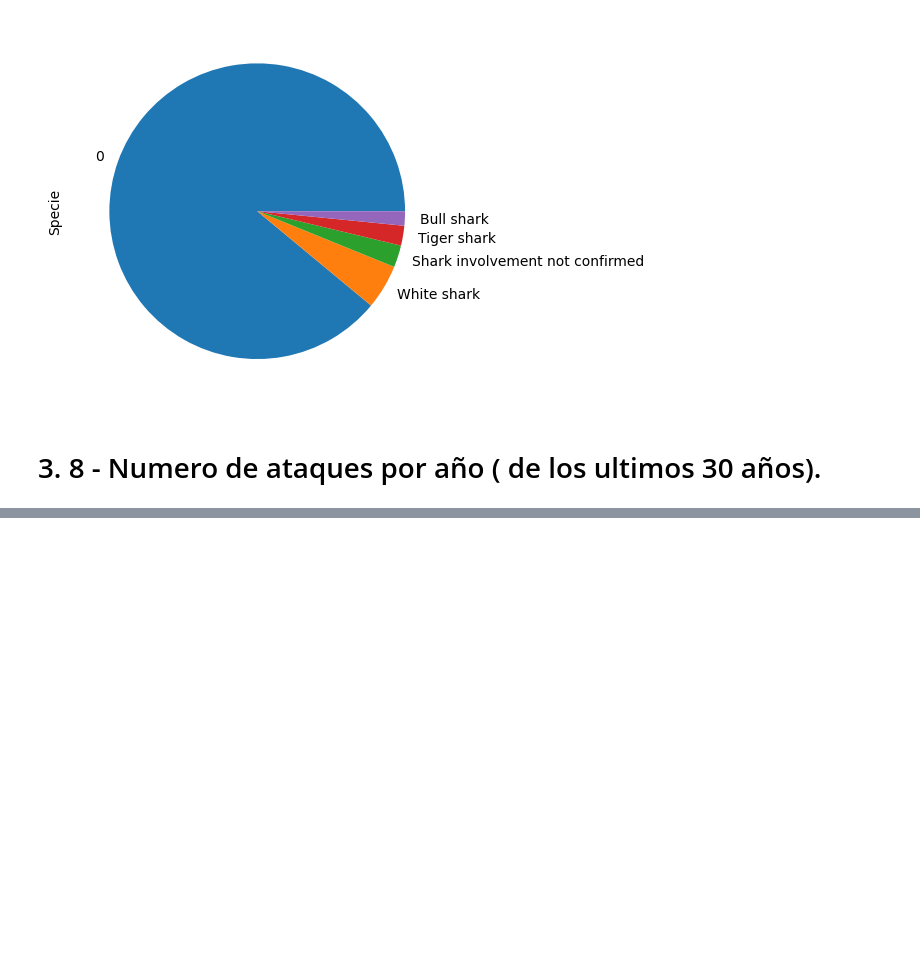
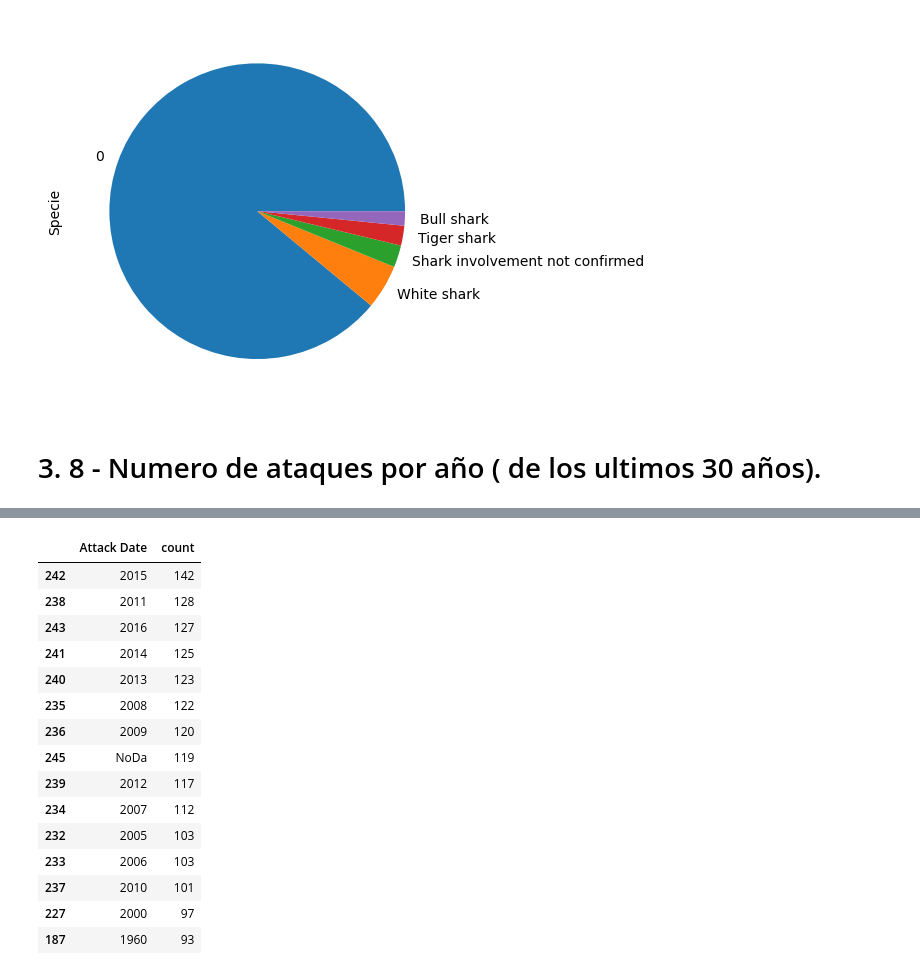
Before and after one commit to JesusGuardiaRamirez/Proyecto_Sharks-DataCleaning, a Jupyter notebook: ULTIMO SHARK.ipynb, the cells around one changed output, grey strips where cells are left out. Saved outputs shown, nothing was run; the diff lists cells and outputs as text; code cells hidden in the pictures; blank space fills up the shorter version.

```diff
--- a/ULTIMO SHARK.ipynb
+++ b/ULTIMO SHARK.ipynb
@@ -385,0 +388,28 @@ AttributeError: 'DataFrame' object has no attribute 'int'
+# %%
+df['Attack Date'] = df['Attack Date'].astype(str).str[:4]
+
+# group the new column by its values and count the number of occurrences of each value
+count_by_value = df.groupby('Attack Date').size().reset_index(name='count')
+
+# sort the resulting groupby object by the count of occurrences in descending order
+count_by_value = count_by_value.sort_values('count', ascending=False)
+
+# print the resulting table
+first_15_years = count_by_value.head(15)
+# %% [output]
+|  | Attack Date | count |
+| 242 | 2015 | 142 |
+| 238 | 2011 | 128 |
+| 243 | 2016 | 127 |
+| 241 | 2014 | 125 |
+| 240 | 2013 | 123 |
+| 235 | 2008 | 122 |
+| 236 | 2009 | 120 |
+| 245 | NoDa | 119 |
+| 239 | 2012 | 117 |
+| 234 | 2007 | 112 |
+| 232 | 2005 | 103 |
+| 233 | 2006 | 103 |
+| 237 | 2010 | 101 |
+| 227 | 2000 | 97 |
+| 187 | 1960 | 93 |
```
Also changed, not shown: parts of 3 cells of this notebook.
